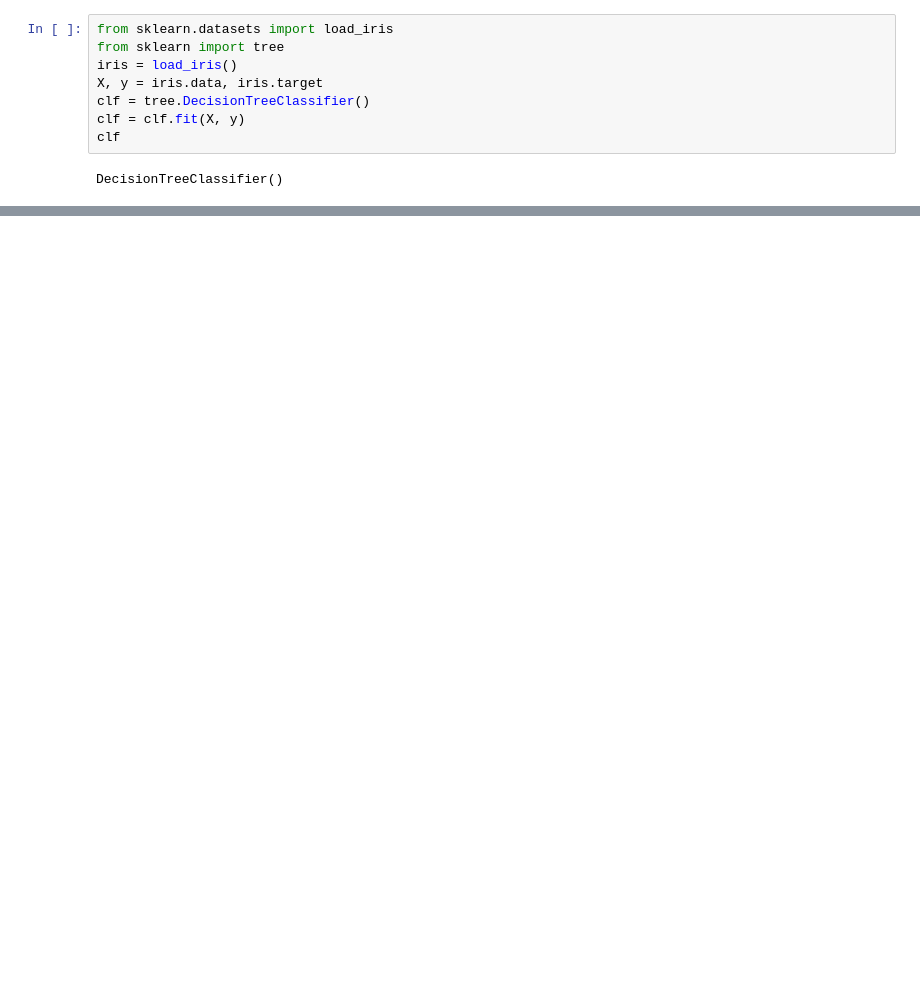
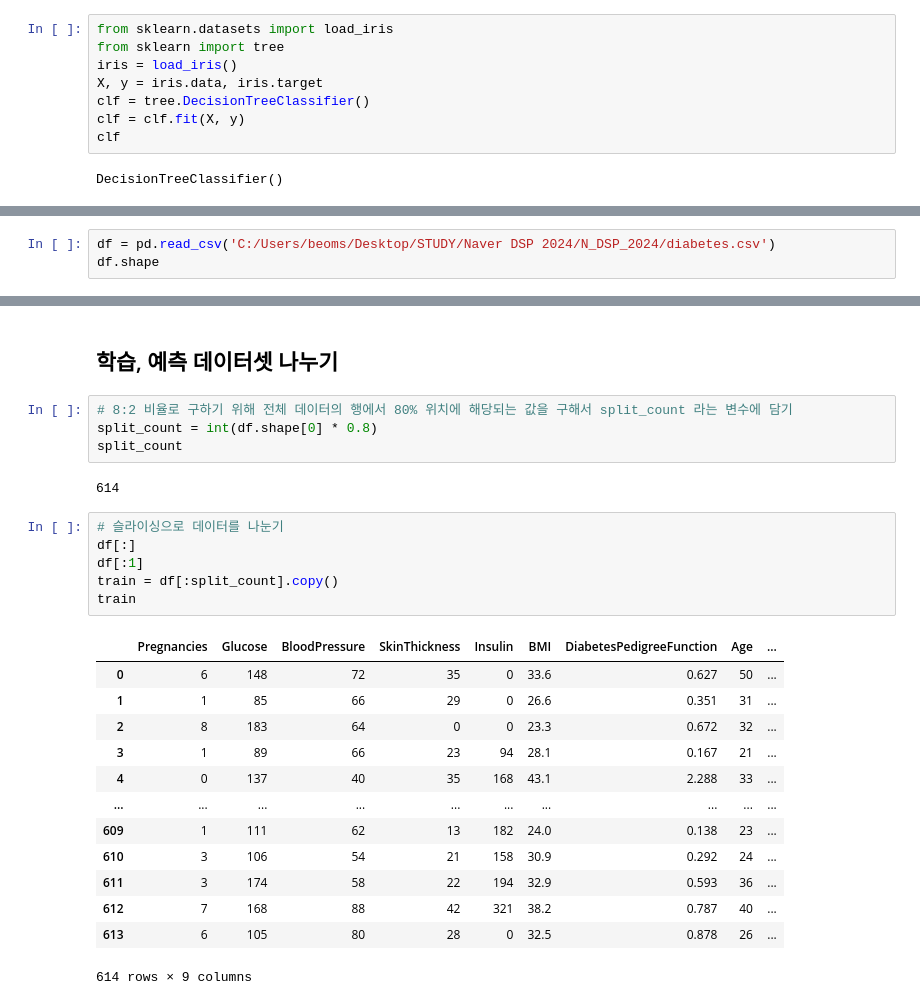
Before and after one commit to skqorrla/N_DSP_2024, a Jupyter notebook: week1.ipynb, the cells around one changed output, grey strips where cells are left out. Drawn from its saved outputs; the diff is of its cells as text; blank space fills up the shorter version.

```diff
--- a/week1.ipynb
+++ b/week1.ipynb
@@ -53,0 +80,3 @@ t = tree.plot_tree(clf, filled=True)
+# %%
+df = pd.read_csv('C:/Users/beoms/Desktop/STUDY/Naver DSP 2024/N_DSP_2024/diabetes.csv')
+df.shape
@@ -53,0 +94,28 @@ t = tree.plot_tree(clf, filled=True)
+# %% [markdown]
+## 학습, 예측 데이터셋 나누기
+# %%
+# 8:2 비율로 구하기 위해 전체 데이터의 행에서 80% 위치에 해당되는 값을 구해서 split_count 라는 변수에 담기
+split_count = int(df.shape[0] * 0.8)
+split_count
+# %% [output]
+614
+# %%
+# 슬라이싱으로 데이터를 나눈기
+df[:]
+df[:1]
+train = df[:split_count].copy()
+train
+# %% [output]
+|  | Pregnancies | Glucose | BloodPressure | SkinThickness | Insulin | BMI | DiabetesPedigreeFunction | Age | ... |
+| 0 | 6 | 148 | 72 | 35 | 0 | 33.6 | 0.627 | 50 | ... |
+| 1 | 1 | 85 | 66 | 29 | 0 | 26.6 | 0.351 | 31 | ... |
+| 2 | 8 | 183 | 64 | 0 | 0 | 23.3 | 0.672 | 32 | ... |
+| 3 | 1 | 89 | 66 | 23 | 94 | 28.1 | 0.167 | 21 | ... |
+| 4 | 0 | 137 | 40 | 35 | 168 | 43.1 | 2.288 | 33 | ... |
+| ... | ... | ... | ... | ... | ... | ... | ... | ... | ... |
+| 609 | 1 | 111 | 62 | 13 | 182 | 24.0 | 0.138 | 23 | ... |
+| 610 | 3 | 106 | 54 | 21 | 158 | 30.9 | 0.292 | 24 | ... |
+| 611 | 3 | 174 | 58 | 22 | 194 | 32.9 | 0.593 | 36 | ... |
+| 612 | 7 | 168 | 88 | 42 | 321 | 38.2 | 0.787 | 40 | ... |
+| 613 | 6 | 105 | 80 | 28 | 0 | 32.5 | 0.878 | 26 | ... |
+614 rows × 9 columns
```
Also changed, not shown: parts of 28 cells of this notebook, 1 other file.
